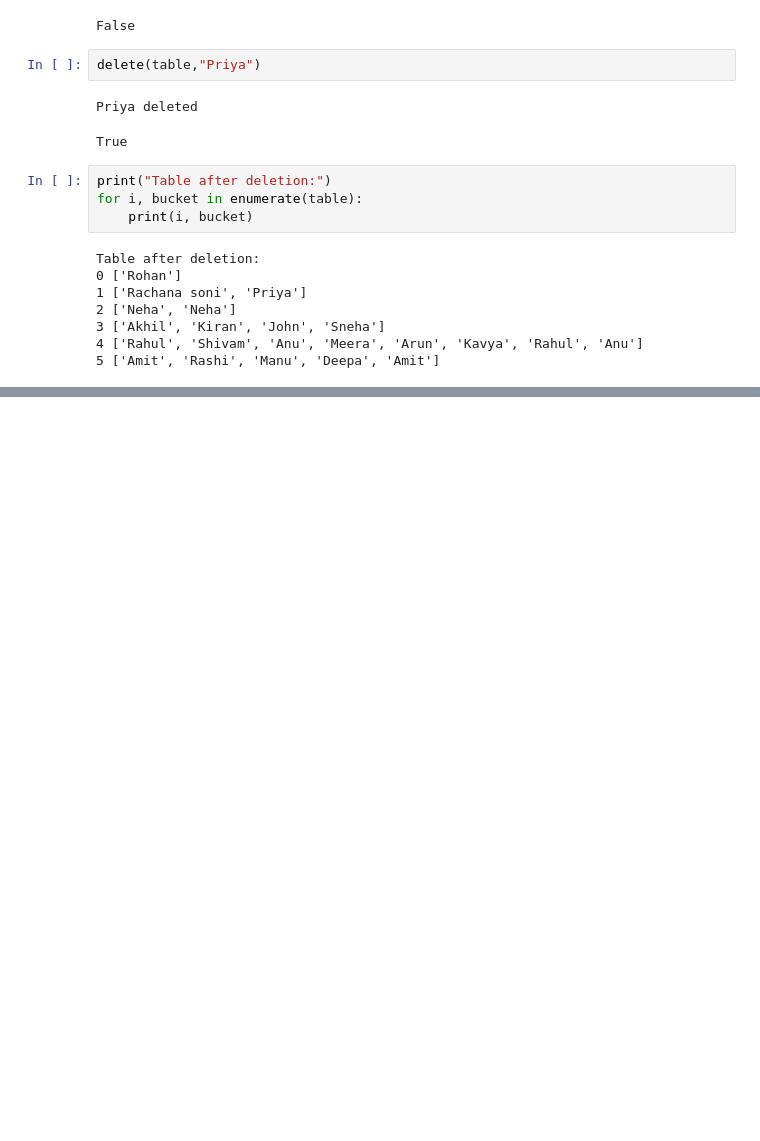
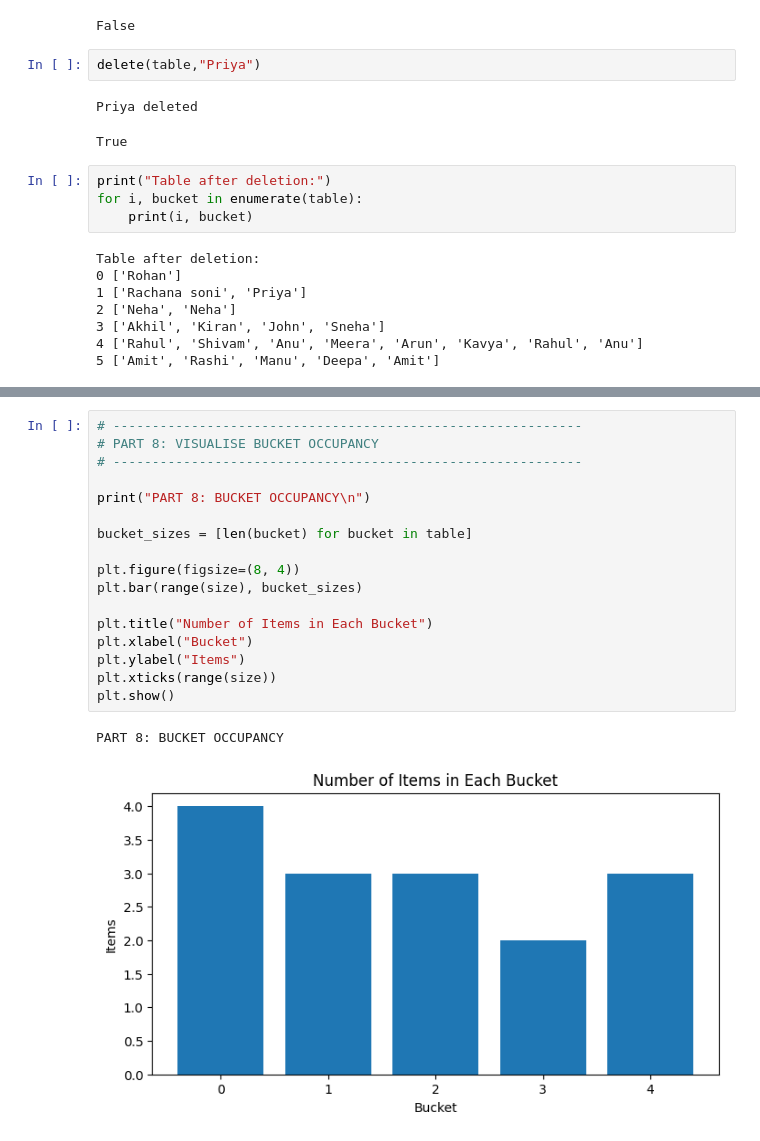
Before and after one commit to shivamkumar359/3rd-SEM-CLASS-CODES, a Jupyter notebook: PDS/W6/WEEK_6_PRACTICAL_SESSION.ipynb, the cells around one changed output, grey strips where cells are left out. Drawn from its saved outputs; the diff is of its cells as text; blank space fills up the shorter version.

```diff
--- a/PDS/W6/WEEK_6_PRACTICAL_SESSION.ipynb
+++ b/PDS/W6/WEEK_6_PRACTICAL_SESSION.ipynb
@@ -176,0 +229,20 @@ plt.figure(figsize=)
+# %%
+# ------------------------------------------------------------
+# PART 8: VISUALISE BUCKET OCCUPANCY
+# ------------------------------------------------------------
+
+print("PART 8: BUCKET OCCUPANCY\n")
+
+bucket_sizes = [len(bucket) for bucket in table]
+
+plt.figure(figsize=(8, 4))
+plt.bar(range(size), bucket_sizes)
+
+plt.title("Number of Items in Each Bucket")
+plt.xlabel("Bucket")
+plt.ylabel("Items")
+plt.xticks(range(size))
+plt.show()
+# %% [output]
+PART 8: BUCKET OCCUPANCY
+[figure, added]
```
Also changed, not shown: parts of 3 cells of this notebook.
